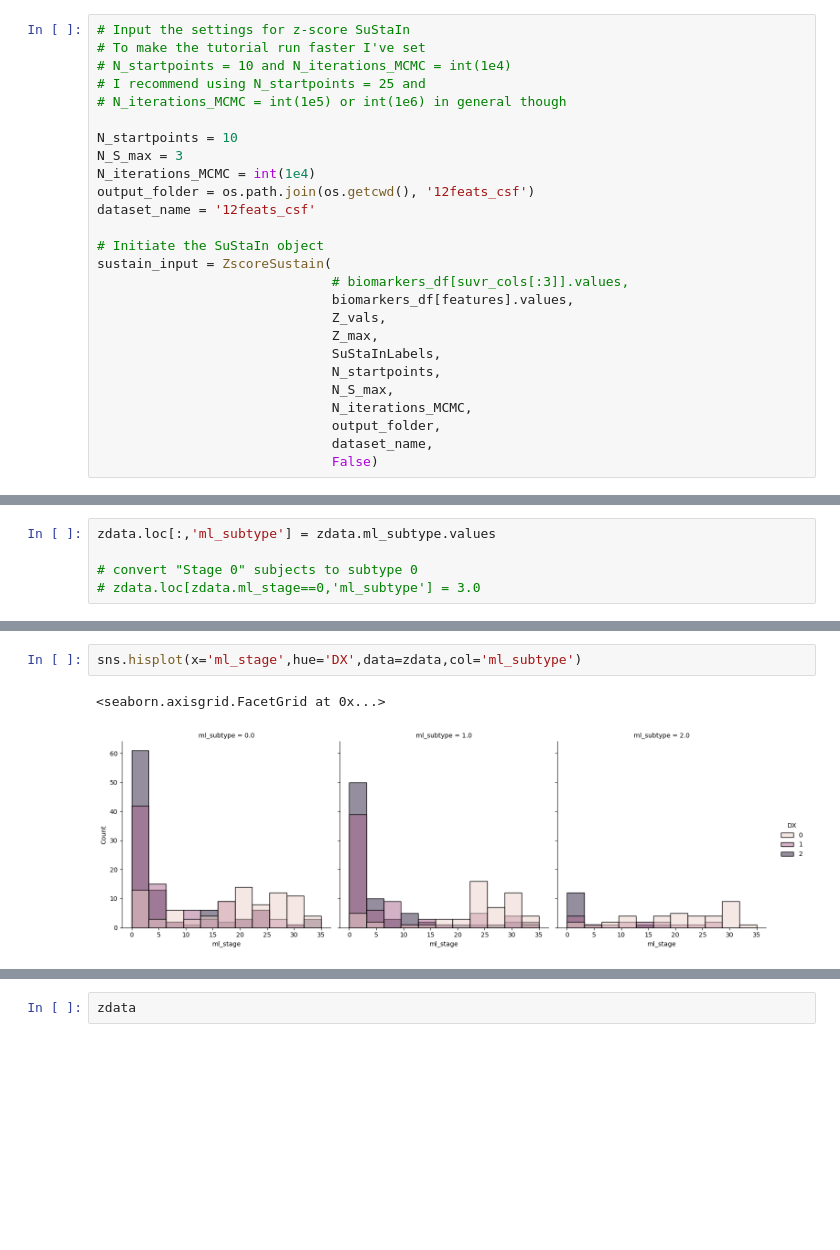
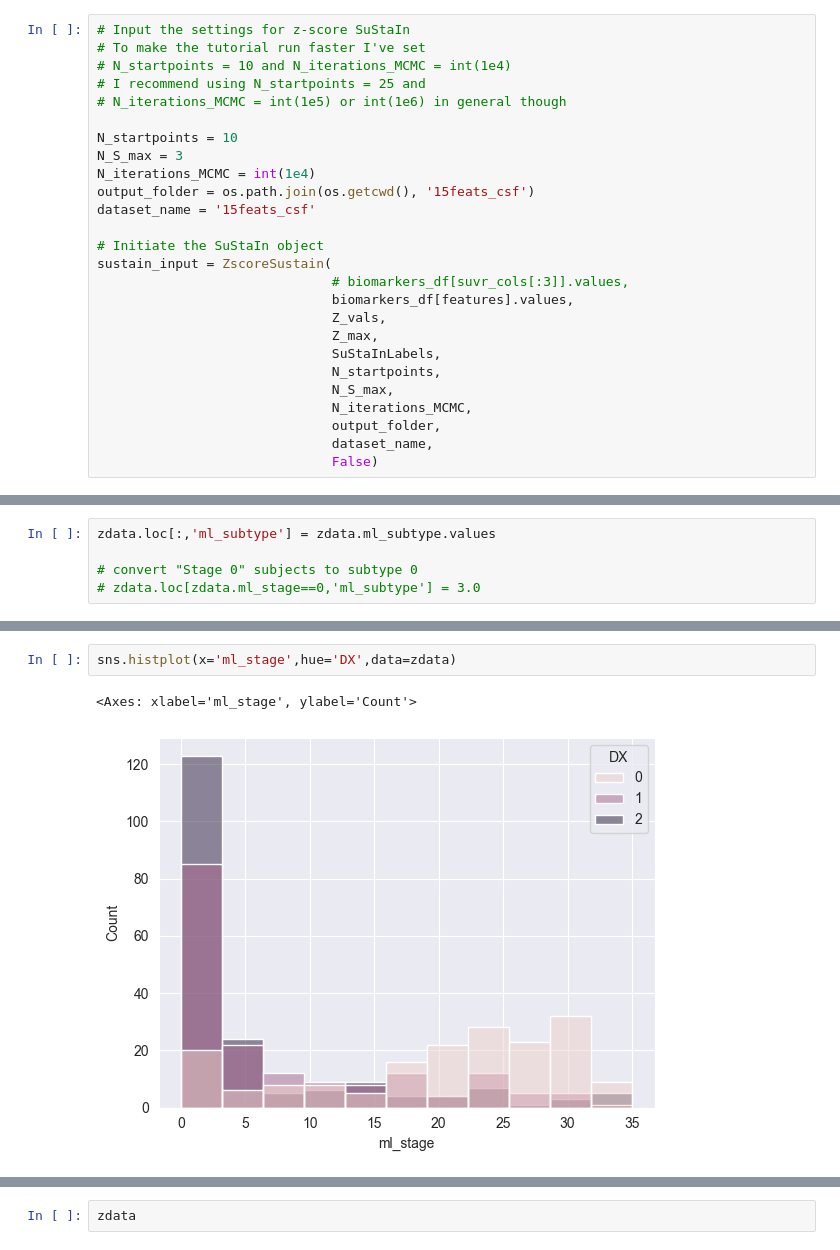
Before and after one commit to Aquila69420/adni-ml, a Jupyter notebook: sustain_model.ipynb, the cells around one changed output, grey strips where cells are left out. Drawn from its saved outputs; the diff is of its cells as text; blank space fills up the shorter version.

```diff
--- a/sustain_model.ipynb
+++ b/sustain_model.ipynb
@@ -191,8 +201,8 @@ print(len(Z_vals))
 N_startpoints = 10
 N_S_max = 3
 N_iterations_MCMC = int(1e4)
-output_folder = os.path.join(os.getcwd(), '12feats_csf')
-dataset_name = '12feats_csf'
+output_folder = os.path.join(os.getcwd(), '15feats_csf')
+dataset_name = '15feats_csf'
 
 # Initiate the SuStaIn object
 sustain_input = ZscoreSustain(
@@ -400,8 +426,8 @@ IndexError: index 6 is out of bounds for axis 0 with size 6
 # %%
-sns.hisplot(x='ml_stage',hue='DX',data=zdata,col='ml_subtype')
+sns.histplot(x='ml_stage',hue='DX',data=zdata)
 # %% [output]
-<seaborn.axisgrid.FacetGrid at 0x...>
+<Axes: xlabel='ml_stage', ylabel='Count'>
-[figure, old version]
+[figure, new version]
 # %%
 from matplotlib.pyplot import legend
 
```
Also changed, not shown: parts of 27 cells of this notebook.
